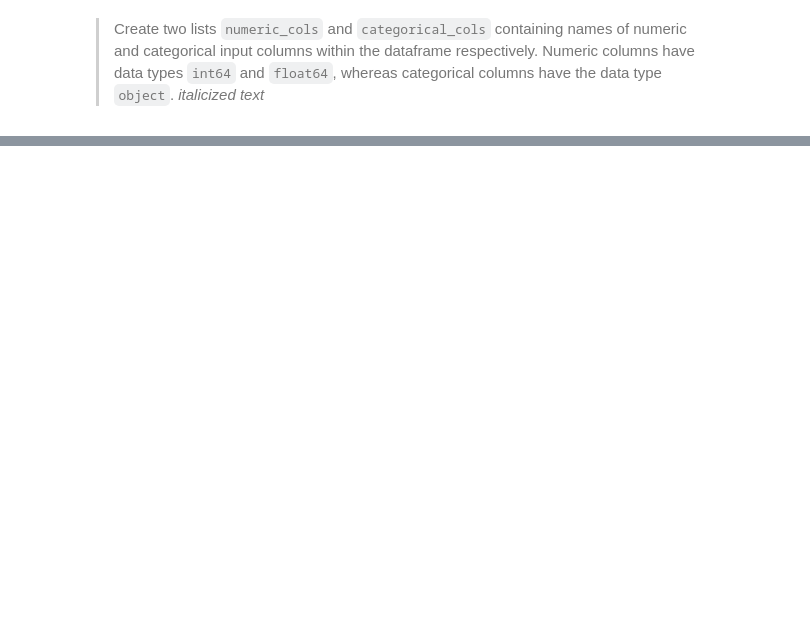
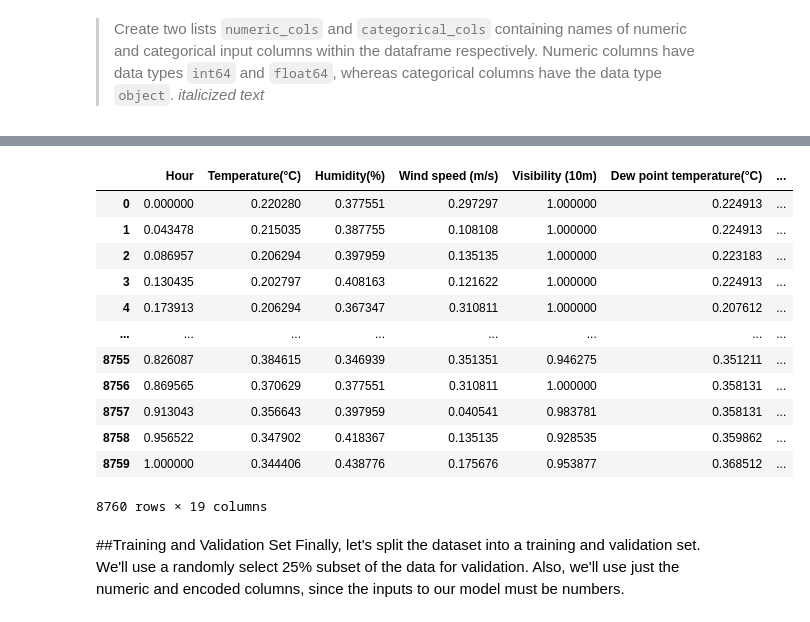
Before and after one commit to Sarthak016/Bike_Sharing_Demand_Predcition_DD, a Jupyter notebook: Bike_Sharing_Demand_Prediction_Capstone_Project.ipynb, the cells around one changed output, grey strips where cells are left out. Cells and saved outputs as stored; diff of their text form; code cells hidden in the pictures; blank space fills up the shorter version.

```diff
--- a/Bike_Sharing_Demand_Prediction_Capstone_Project.ipynb
+++ b/Bike_Sharing_Demand_Prediction_Capstone_Project.ipynb
@@ -349,0 +462,11 @@ targets
+# %%
+from sklearn.preprocessing import OneHotEncoder
+
+# 1. Create the encoder
+encoder=OneHotEncoder(sparse=False, handle_unknown= "ignore")
+# 2. Fit the encoder to thr categorical columns
+encoder.fit(inputs_df[categorical_cols])
+# 3. Generate column names for each category
+encoded_cols= list(encoder.get_feature_names(categorical_cols))
+# 4. Transform and add new one-hot category columns
+inputs_df[encoded_cols] = encoder.transform(inputs_df[categorical_cols])
@@ -349,0 +481,3 @@ targets
+# %%
+input = inputs_df[numeric_cols + encoded_cols]
+target = targets
@@ -349,0 +486,16 @@ targets
+# %%
+from sklearn.linear_model import Lasso
+from sklearn.feature_selection import SelectFromModel
+# to visualise al the columns in the dataframe
+pd.pandas.set_option('display.max_columns', None)
+
+### Apply Feature Selection
+# first, I specify the Lasso Regression model, and I
+# select a suitable alpha (equivalent of penalty).
+# The bigger the alpha the less features that will be selected.
+
+# Then I use the selectFromModel object from sklearn, which
+# will select the features which coefficients are non-zero
+
+feature_sel_model = SelectFromModel(Lasso(alpha=0.005, random_state=0)) # remember to set the seed, the random state in this function
+feature_sel_model.fit(input, target)
@@ -349,0 +510,8 @@ targets
+# %%
+# let's print the number of total and selected features
+# this is how we can make a list of the selected features
+selected_feat = input.columns[(feature_sel_model.get_support())]
+
+# let's print some stats
+print('total features: {}'.format((input.shape[1])))
+print('selected features: {}'.format(len(selected_feat)))
@@ -349,0 +531,20 @@ targets
+# %%
+input=input[selected_feat]
+input
+# %% [output]
+|  | Hour | Temperature(°C) | Humidity(%) | Wind speed (m/s) | Visibility (10m) | Dew point temperature(°C) | ... |
+| 0 | 0.000000 | 0.220280 | 0.377551 | 0.297297 | 1.000000 | 0.224913 | ... |
+| 1 | 0.043478 | 0.215035 | 0.387755 | 0.108108 | 1.000000 | 0.224913 | ... |
+| 2 | 0.086957 | 0.206294 | 0.397959 | 0.135135 | 1.000000 | 0.223183 | ... |
+| 3 | 0.130435 | 0.202797 | 0.408163 | 0.121622 | 1.000000 | 0.224913 | ... |
+| 4 | 0.173913 | 0.206294 | 0.367347 | 0.310811 | 1.000000 | 0.207612 | ... |
+| ... | ... | ... | ... | ... | ... | ... | ... |
+| 8755 | 0.826087 | 0.384615 | 0.346939 | 0.351351 | 0.946275 | 0.351211 | ... |
+| 8756 | 0.869565 | 0.370629 | 0.377551 | 0.310811 | 1.000000 | 0.358131 | ... |
+| 8757 | 0.913043 | 0.356643 | 0.397959 | 0.040541 | 0.983781 | 0.358131 | ... |
+| 8758 | 0.956522 | 0.347902 | 0.418367 | 0.135135 | 0.928535 | 0.359862 | ... |
+| 8759 | 1.000000 | 0.344406 | 0.438776 | 0.175676 | 0.953877 | 0.368512 | ... |
+8760 rows × 19 columns
+# %% [markdown]
+##Training and Validation Set
+Finally, let's split the dataset into a training and validation set. We'll use a randomly select 25% subset of the data for validation. Also, we'll use just the numeric and encoded columns, since the inputs to our model must be numbers.
```
Also changed, not shown: parts of 73 cells of this notebook.
